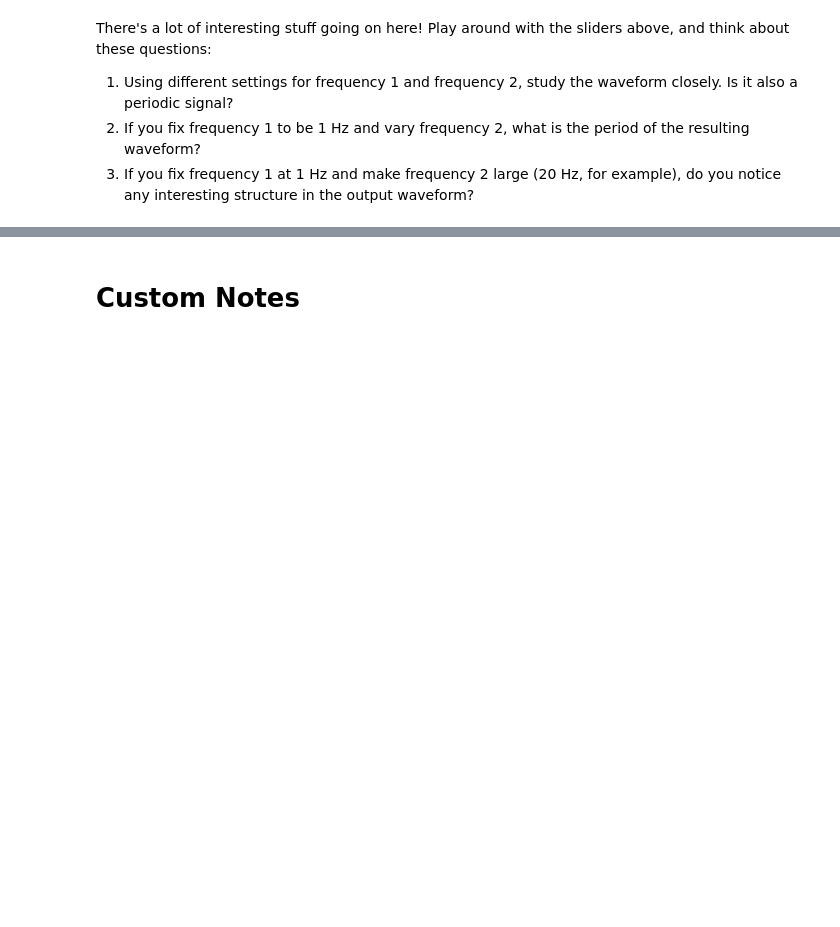
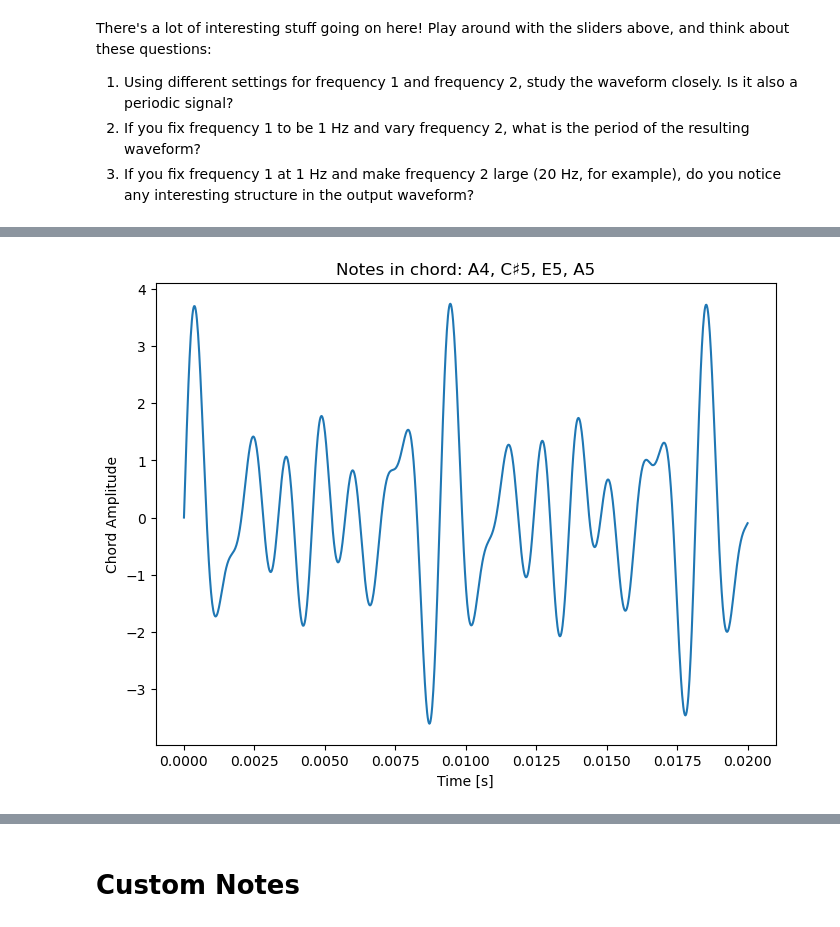
Before and after one commit to SamBT/react23-physics-of-sound, a Jupyter notebook: physics-of-sound-tutorial.ipynb, the cells around one changed output, grey strips where cells are left out. Cells and saved outputs as stored; diff of their text form; code cells hidden in the pictures; blank space fills up the shorter version.

```diff
--- a/physics-of-sound-tutorial.ipynb
+++ b/physics-of-sound-tutorial.ipynb
@@ -59,7 +62,7 @@ Here is an example of how to plot this sine function:
 A = 3 # amplitude of 3
 f = 1 # frequency of 4 Hz
 
-def sine_function(t,frequency,amplitude):
+def make_sine(t,frequency,amplitude):
     """
     This function takes in a collection of time points t, and
     outputs a sine function with a user-specified frequency and amplitude
@@ -68,7 +71,7 @@ def sine_function(t,frequency,amplitude):
 
 t_min, t_max = 0,2 # time range to plot. the graph will be plotted on the range [t_min,t_max]
 t = np.linspace(t_min,t_max,1000) # generate 1000 equally spaced points on [t_min,t_max] to evaluate the sine function at
-sint = sine_function(t,f,A) # evaluate our sine function at these time points
+sint = make_sine(t,f,A) # evaluate our sine function at these time points
 
 plt.figure(figsize=(7,5)) # make a pyplot figure
 plt.plot(t,sint) # plot the sine function
@@ -192 +204,7 @@ PolySynth()
+# %%
+A_major_frequencies = [440,554.37,659.25,880] # the frequencies of an A major chord
+A_major_notes = ["A4","C#5","E5","A5"] # we can also represent the A major chord in terms of the notes
+
+# play it using the frequencies
+play_chord(A_major_frequencies,duration=2)
 # %%
@@ -277,0 +224,27 @@ VBox(children=(FloatSlider(value=440.0, max=1000.0, min=100.0, step=1.0), Dropdo
+# %%
+from helpers import sine_function
+def plot_chord(notes):
+    t = np.linspace(0,0.02,1000)
+    sines = []
+    note_names = []
+    for note in notes:
+        if type(note) == str:
+            freq = note_to_hz(note)
+            note_names.append(note)
+        else:
+            freq = float(note)
+            note_names.append(hz_to_note(note))
+        sines.append(sine_function(t,freq,amp=1))
+    tot_sine = sum(sines)
+    plt.ioff()
+    fig = plt.figure(figsize=(8,6))
+    plt.plot(t,tot_sine)
+    plt.xlabel("Time [s]")
+    plt.ylabel("Chord Amplitude")
+    plt.title("Notes in chord: "+", ".join(note_names))
+    display(fig)
+    plt.ion()
+# %%
+plot_chord(A_major_frequencies)
+# %% [output]
+[figure, added]
```
Also changed, not shown: parts of 43 cells of this notebook, 6 other files.
